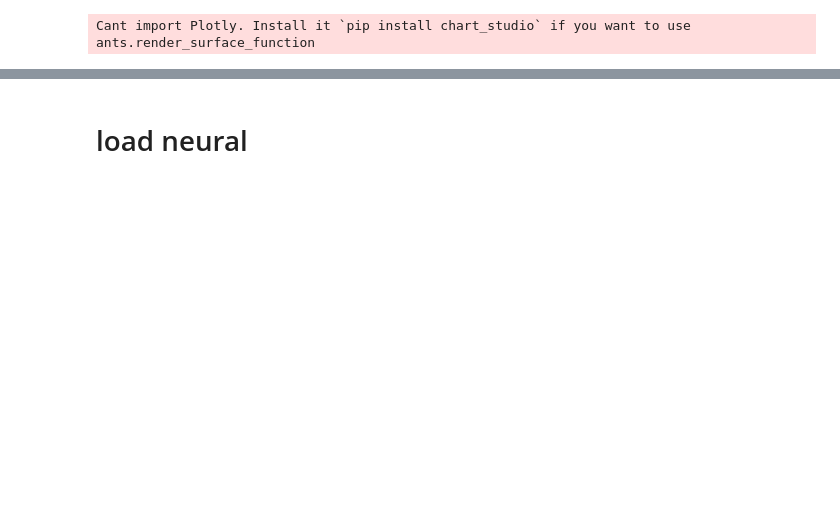
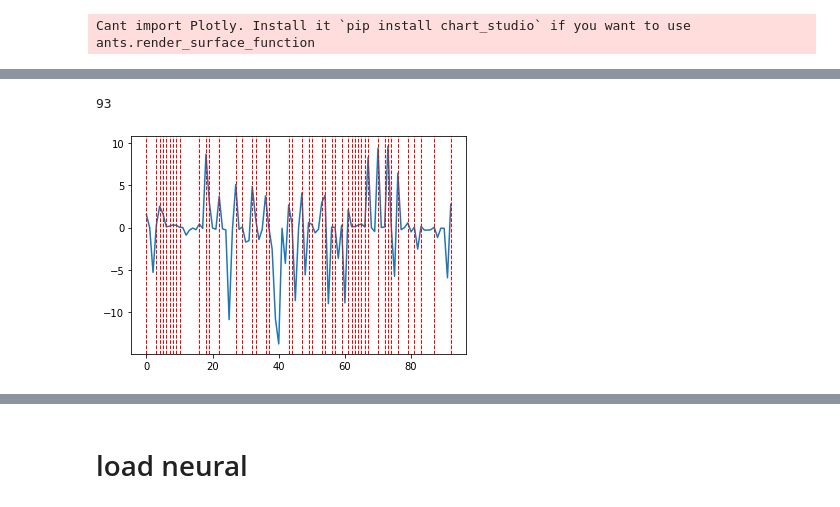
Before and after one commit to ClandininLab/brainsss, a Jupyter notebook: yandan & ilana/20220824+-+explosions+of+STA+conditioned+on+stimulus+clean.ipynb, the cells around one changed output, grey strips where cells are left out. Cells and saved outputs as stored; diff of their text form; code cells hidden in the pictures; blank space fills up the shorter version.

```diff
--- a/yandan & ilana/20220824+-+explosions+of+STA+conditioned+on+stimulus+clean.ipynb
+++ b/yandan & ilana/20220824+-+explosions+of+STA+conditioned+on+stimulus+clean.ipynb
@@ -160,8 +204,15 @@ behavior_traces,mean_trace,sem_trace = extract_traces(fictrac,
 # %%
 ##Find the indicies of trials where the speed decreased past a certain threshold (presumed freezing)
 diffs = behavior_traces[:,pre_window] - behavior_traces[:,(pre_window+avg_around)]
+plt.plot(diffs)
+print(np.size(diffs))
 threshold = 0.01
 slow_ind = np.where(diffs>threshold)[0]
+for idx in slow_ind:
+    plt.axvline(idx,color='r',linestyle='--',lw=1)
+# %% [output]
+93
+[figure, added]
 # %%
 # plotting all average behavior around the looming stim
 plt.figure(figsize=(10,10))
```
Also changed, not shown: parts of 35 cells of this notebook.
